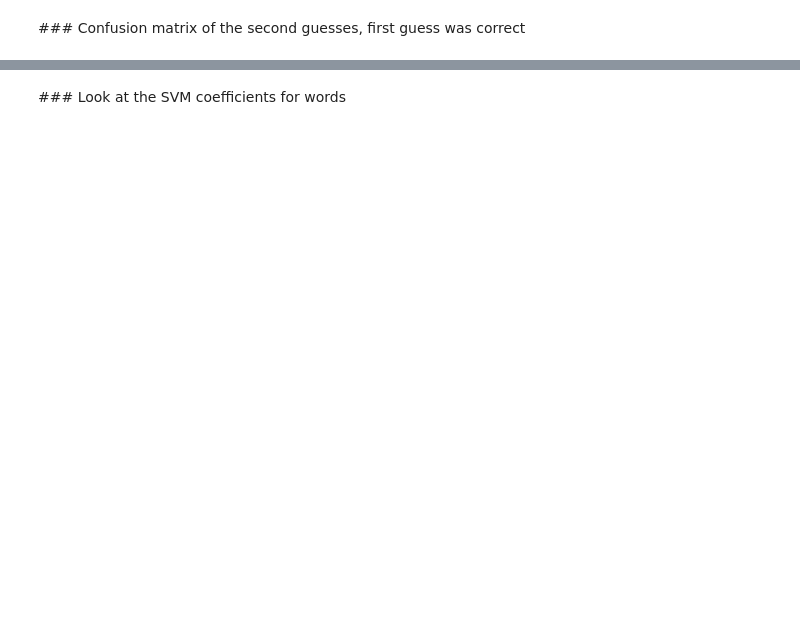
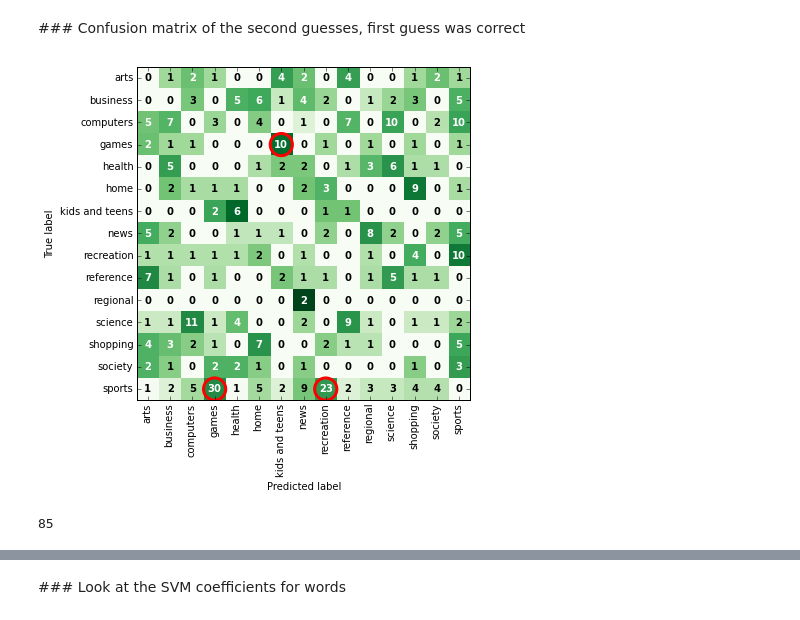
Before and after one commit to comp6028team17/gensim_testing, a Jupyter notebook: pipeline_union.ipynb, the cells around one changed output, grey strips where cells are left out. Drawn from its saved outputs; the diff is of its cells as text; code cells hidden in the pictures; blank space fills up the shorter version.

```diff
--- a/pipeline_union.ipynb
+++ b/pipeline_union.ipynb
@@ -198,2 +134,30 @@ plt.show()
 # %% [markdown]
 ### Confusion matrix of the second guesses, first guess was correct
+# %%
+guesses = dmoz_encoder.inverse_transform(np.fliplr(np.argsort(clf.decision_function(X_test))))
+real_labels = dmoz_encoder.inverse_transform(y_test)[y_test == predicted]
+pred_labels = np.array([g[1] for g in guesses])[y_test == predicted]
+cm = sklearn.metrics.confusion_matrix(real_labels, pred_labels, dmoz_encoder.classes_)
+analysis.plot_confusion_matrix(cm, labels=dmoz_encoder.classes_, title=None, showwarnings=False, cmap=plt.cm.Greens)
+
+def draw_circle(pos, r=0.5, color='r', fill=False, linewidth=3):
+    c = plt.Circle(pos, r, color=color, fill=fill, linewidth=linewidth)
+    fig = plt.gcf()
+    fig.gca().add_artist(c)
+
+draw_circle((6, 3))
+draw_circle((3, 14))
+draw_circle((8, 14))
+
+plt.savefig('confusion_first-was-good.pdf', bbox_inches='tight')
+#plt.scatter([1],[1])
+#plt.xlim((-0.5, 14.5))
+#plt.ylim((-0.5, 14.5))
+plt.show()
+# %% [output]
+[figure, added]
+# %%
+inds = [g[1] for g in guesses] == dmoz_encoder.inverse_transform(y_test)
+sum(inds)
+# %% [output]
+85
```
Also changed, not shown: parts of 30 cells of this notebook, 4 other files.
